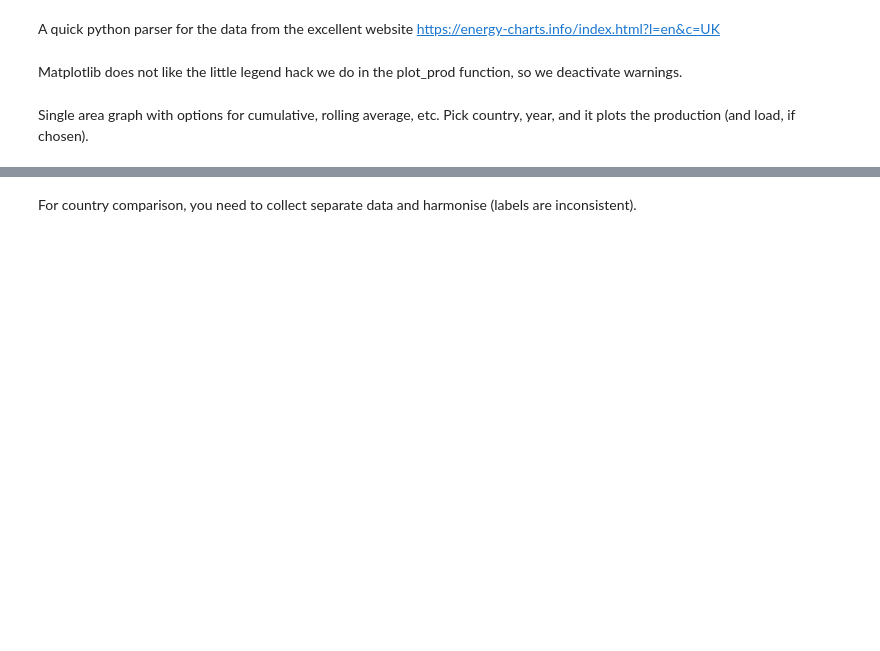
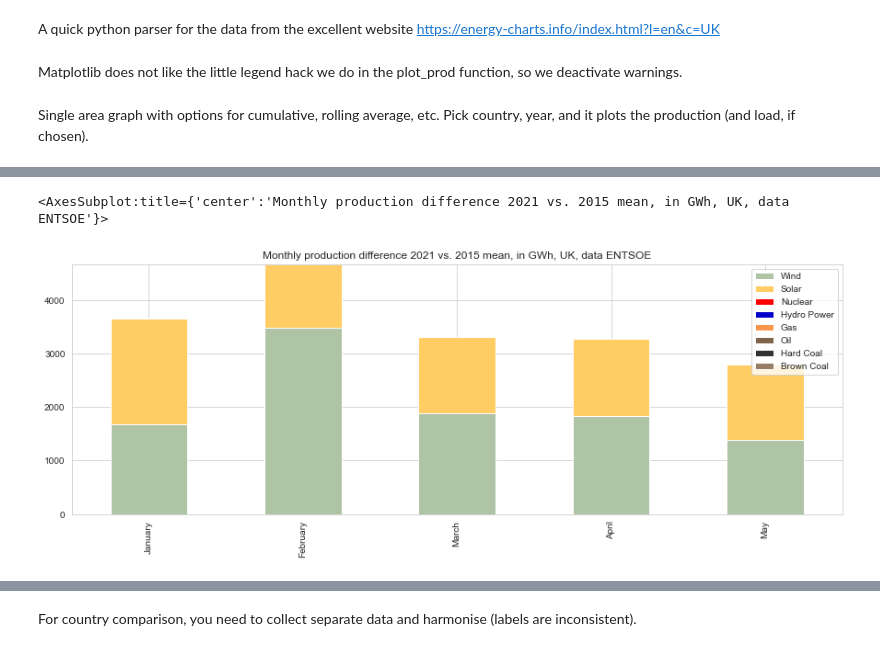
Before and after one commit to thomasgibon/energy-charts-remake, a Jupyter notebook: energy_charts.ipynb, the cells around one changed output, grey strips where cells are left out. Cells and saved outputs as stored; diff of their text form; code cells hidden in the pictures; blank space fills up the shorter version.

```diff
--- a/energy_charts.ipynb
+++ b/energy_charts.ipynb
@@ -23,0 +116,4 @@ https://energy-charts.info/charts/energy/data/fr/day_2021.json
+# %%
+ratio_sum = (prod_df_2020.groupby(pd.Grouper(freq='M')).sum()/
+             av_1820.set_index(prod_df_2020.index).groupby(pd.Grouper(freq='M')).sum() - 1)
+ratio_sum.index = ratio_sum.index.strftime('%B')
@@ -23,0 +137,8 @@ https://energy-charts.info/charts/energy/data/fr/day_2021.json
+# %%
+ratio_sum[techs].iloc[:5,:].plot.bar(stacked=True,
+                                        color=colors,
+                                         figsize=(15,5),
+                                        title='Monthly production difference 2021 vs. 2015 mean, in GWh, UK, data ENTSOE')
+# %% [output]
+<AxesSubplot:title={'center':'Monthly production difference 2021 vs. 2015 mean, in GWh, UK, data ENTSOE'}>
+[figure, added]
```
Also changed, not shown: parts of 41 cells of this notebook, 1 other file.
